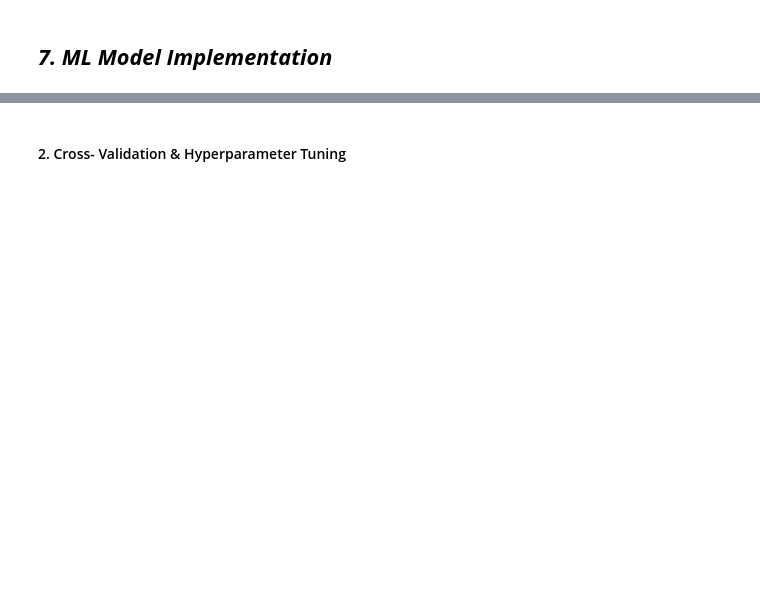
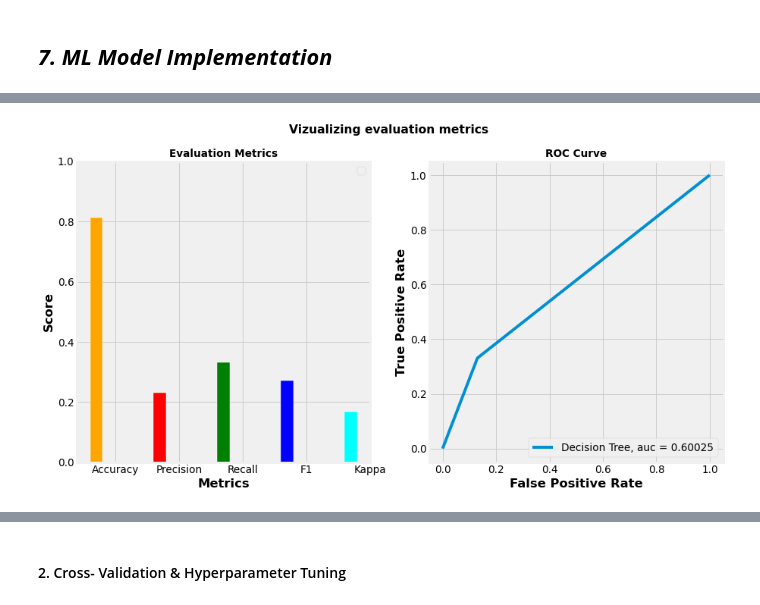
Before and after one commit to JNSDKV/BANK-MARKETING-EFFECTIVENESS-PREDICTION, a Jupyter notebook: _Bank_Marketing_Effectiveness_prediction.ipynb, the cells around one changed output, grey strips where cells are left out. Cells and saved outputs as stored; diff of their text form; code cells hidden in the pictures; blank space fills up the shorter version.

```diff
--- a/_Bank_Marketing_Effectiveness_prediction.ipynb
+++ b/_Bank_Marketing_Effectiveness_prediction.ipynb
@@ -1266,0 +1316,16 @@ Answer Here.
+# %%
+from sklearn import tree
+
+# Building Decision Tree model
+dtc = tree.DecisionTreeClassifier(random_state=0)
+dtc.fit(X_res, y_res)
+# Evaluate Model
+dtc_eval = evaluate_model(dtc, X_test, y_test)
+# Print result
+print('Accuracy:', dtc_eval['acc'])
+print('Precision:', dtc_eval['prec'])
+print('Recall:', dtc_eval['rec'])
+print('F1 Score:', dtc_eval['f1'])
+print('Cohens Kappa Score:', dtc_eval['kappa'])
+print('Area Under Curve:', dtc_eval['auc'])
+print('Confusion Matrix:\n', dtc_eval['cm'])
@@ -1266,0 +1350,43 @@ Answer Here.
+# %%
+# Visualizing evaluation Metric Score chart
+
+# Intitialize figure with two plots
+fig, (ax1, ax2) = plt.subplots(1, 2)
+fig.suptitle('Vizualizing evaluation metrics', fontsize=16, fontweight='bold')
+fig.set_figheight(7)
+fig.set_figwidth(14)
+fig.set_facecolor('white')
+barWidth = 0.2
+
+# First plot
+dtc_score = [dtc_eval['acc'], dtc_eval['prec'], dtc_eval['rec'], dtc_eval['f1'], dtc_eval['kappa']]
+
+## Set position of bar on X axis
+r1 = np.arange(len(dtc_score))
+ax1.bar(r1, dtc_score, width=barWidth, edgecolor='white',color=['orange', 'red', 'green', 'blue', 'cyan'])
+
+## Configure x and y axis
+ax1.set_xlabel('Metrics', fontweight='bold')
+labels = ['Accuracy', 'Precision', 'Recall', 'F1', 'Kappa']
+ax1.set_xticks([r + (barWidth * 1.5) for r in range(len(dtc_score))], )
+ax1.set_xticklabels(labels)
+ax1.set_ylabel('Score', fontweight='bold')
+ax1.set_ylim(0, 1)
+
+## Create legend & title
+ax1.set_title('Evaluation Metrics', fontsize=14, fontweight='bold')
+ax1.legend()
+
+# Second plot
+ax2.plot(dtc_eval['fpr'], dtc_eval['tpr'], label='Decision Tree, auc = {:0.5f}'.format(dtc_eval['auc']))
+
+## Configure x and y axis
+ax2.set_xlabel('False Positive Rate', fontweight='bold')
+ax2.set_ylabel('True Positive Rate', fontweight='bold')
+
+## Create legend & title
+ax2.set_title('ROC Curve', fontsize=14, fontweight='bold')
+ax2.legend(loc=4)
+
+plt.show()
+# %% [output]
@@ -1266,0 +1394 @@ Answer Here.
+[figure, added]
```
Also changed, not shown: parts of 49 cells of this notebook.
